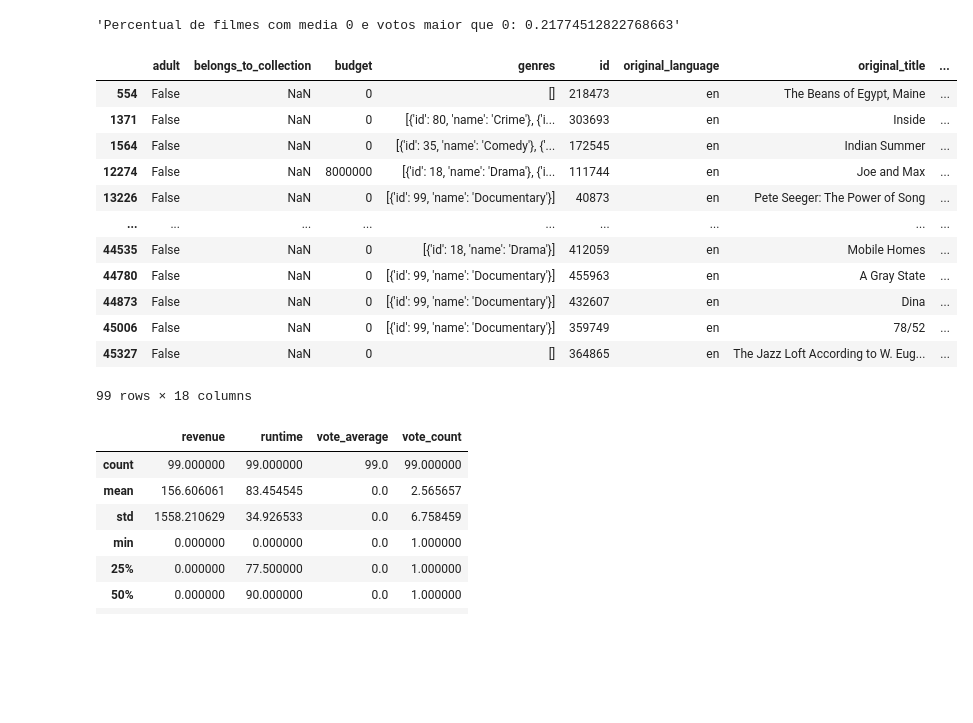
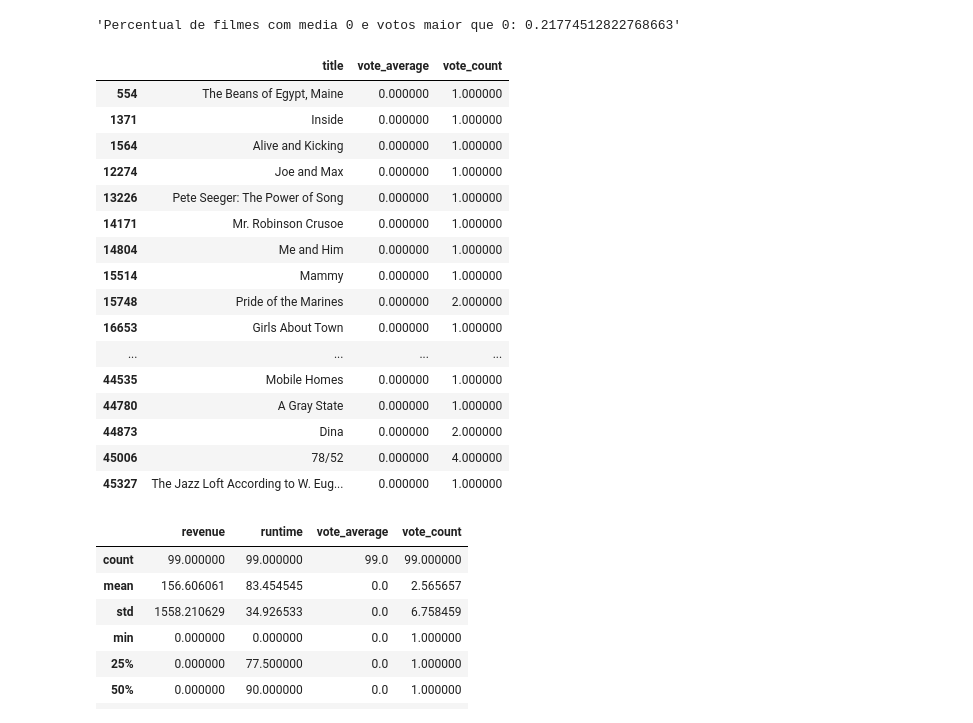
Before and after one commit to AleCecilio/entertainment_industry_performance_analysis, a Jupyter notebook: notebooks/02_eda_movies.ipynb, the cells around one changed output. Cells and saved outputs as stored; diff of their text form; code cells hidden in the pictures; blank space fills up the shorter version.

```diff
--- a/notebooks/02_eda_movies.ipynb
+++ b/notebooks/02_eda_movies.ipynb
@@ -451,21 +440,36 @@ display(f"Percentual de filmes com media 0 e votos maior que 0: {per_filmes_zero
 'Numero de filmes com media 0 e votos maior que 0: 99'
 'Percentual de filmes com media 0 e votos maior que 0: 0.21774512822768663'
 # %%
-df_movies_limpo[zero_media_votos_maior_que_zero]
+display(
+    df_movies_limpo.loc[zero_media_votos_maior_que_zero, ['title', 'vote_average', 'vote_count']]
+    .style
+    .set_properties(
+        subset=['vote_average'],
+        **{'background-color': '#7B2D2D', 'color': 'white'}
+    )
+    .set_properties(
+        subset=['vote_count'],
+        **{'background-color': '#3D5A80', 'color': 'white'}
+    )
+)
 # %% [output]
-|  | adult | belongs_to_collection | budget | genres | id | original_language | original_title | ... |
-| 554 | False | NaN | 0 | [] | 218473 | en | The Beans of Egypt, Maine | ... |
-| 1371 | False | NaN | 0 | [{'id': 80, 'name': 'Crime'}, {'i... | 303693 | en | Inside | ... |
-| 1564 | False | NaN | 0 | [{'id': 35, 'name': 'Comedy'}, {'... | 172545 | en | Indian Summer | ... |
-| 12274 | False | NaN | 8000000 | [{'id': 18, 'name': 'Drama'}, {'i... | 111744 | en | Joe and Max | ... |
-| 13226 | False | NaN | 0 | [{'id': 99, 'name': 'Documentary'}] | 40873 | en | Pete Seeger: The Power of Song | ... |
-| ... | ... | ... | ... | ... | ... | ... | ... | ... |
-| 44535 | False | NaN | 0 | [{'id': 18, 'name': 'Drama'}] | 412059 | en | Mobile Homes | ... |
-| 44780 | False | NaN | 0 | [{'id': 99, 'name': 'Documentary'}] | 455963 | en | A Gray State | ... |
-| 44873 | False | NaN | 0 | [{'id': 99, 'name': 'Documentary'}] | 432607 | en | Dina | ... |
-| 45006 | False | NaN | 0 | [{'id': 99, 'name': 'Documentary'}] | 359749 | en | 78/52 | ... |
-| 45327 | False | NaN | 0 | [] | 364865 | en | The Jazz Loft According to W. Eug... | ... |
+|  | title | vote_average | vote_count |
+| 554 | The Beans of Egypt, Maine | 0.000000 | 1.000000 |
+| 1371 | Inside | 0.000000 | 1.000000 |
+| 1564 | Alive and Kicking | 0.000000 | 1.000000 |
+| 12274 | Joe and Max | 0.000000 | 1.000000 |
+| 13226 | Pete Seeger: The Power of Song | 0.000000 | 1.000000 |
+| 14171 | Mr. Robinson Crusoe | 0.000000 | 1.000000 |
+| 14804 | Me and Him | 0.000000 | 1.000000 |
+| 15514 | Mammy | 0.000000 | 1.000000 |
+| 15748 | Pride of the Marines | 0.000000 | 2.000000 |
+| 16653 | Girls About Town | 0.000000 | 1.000000 |
+| ... | ... | ... | ... |
+| 44535 | Mobile Homes | 0.000000 | 1.000000 |
+| 44780 | A Gray State | 0.000000 | 1.000000 |
+| 44873 | Dina | 0.000000 | 2.000000 |
+| 45006 | 78/52 | 0.000000 | 4.000000 |
+| 45327 | The Jazz Loft According to W. Eug... | 0.000000 | 1.000000 |
-99 rows × 18 columns
 # %%
 # Dropando filmes com 0 votos
 df_movies_limpo = df_movies_limpo[df_movies_limpo['vote_count'] > 0]
```
Also changed, not shown: parts of 18 cells of this notebook, 7 other files.
